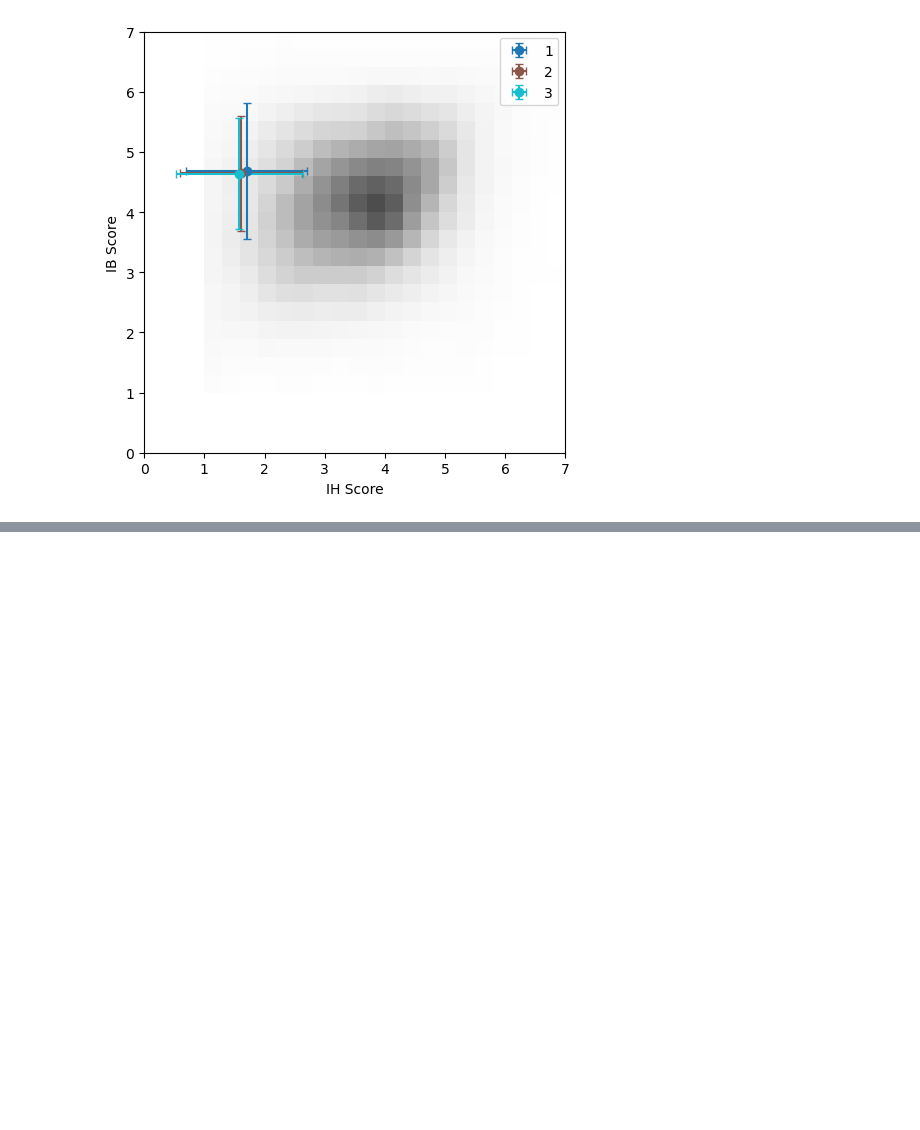
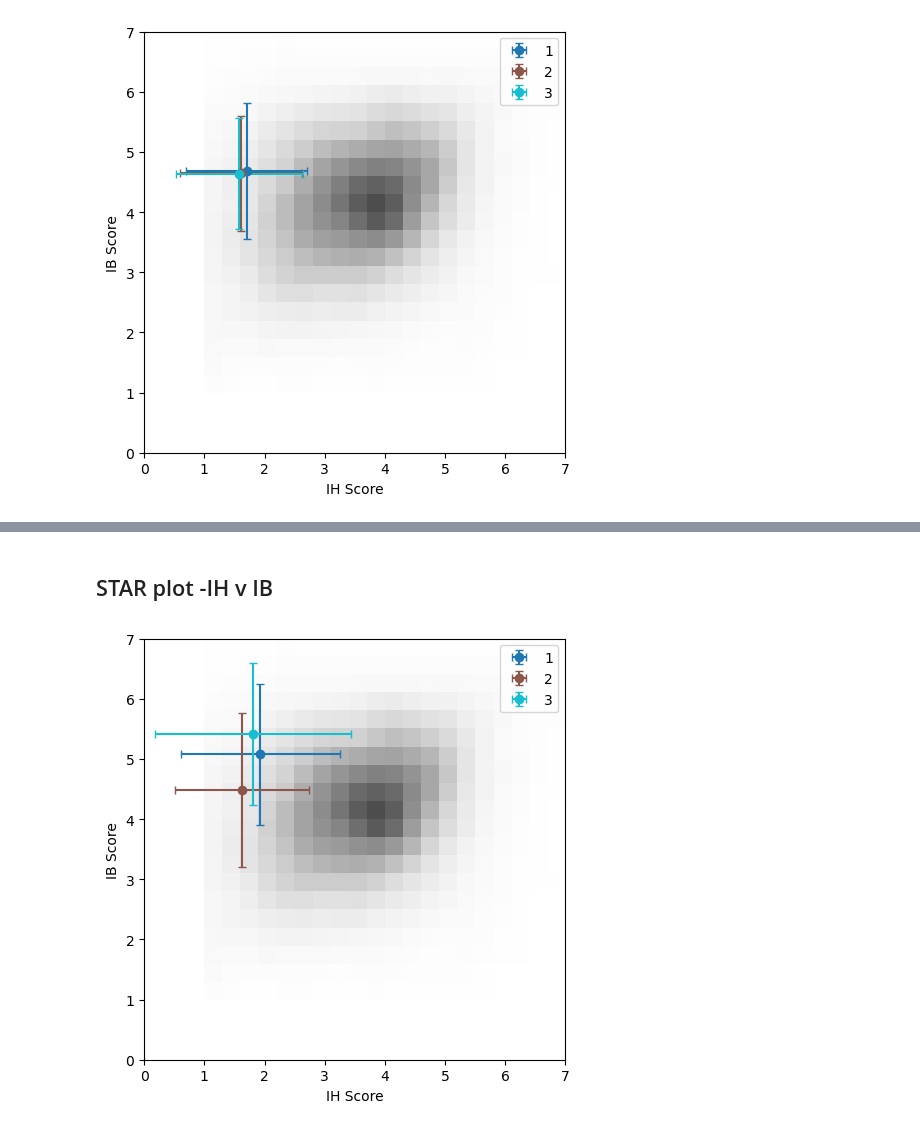
Before and after one commit to rapturt9/wisdom_agents, a Jupyter notebook: GGB_analysis.ipynb, the cells around one changed output, grey strips where cells are left out. Saved outputs shown, nothing was run; the diff lists cells and outputs as text; code cells hidden in the pictures; blank space fills up the shorter version.

Commit message:
added plot for star configuration - there is room for improvement with the code

```diff
--- a/GGB_analysis.ipynb
+++ b/GGB_analysis.ipynb
@@ -380,14 +385,14 @@ ring_rr_df['agent_answer'] = pd.to_numeric(ring_rr_df['agent_answer'], errors='c
 ring_rr_df['category'] = ring_rr_df['question_id'].apply(lambda x: Qs.get_question_category(str(x)))
 # %%
 # Create the grouped calculations with nanmean and sem handling NaNs
-multi_by_question = ring_rr_df.groupby(['question_id', 'category', 'round'])['agent_answer'].agg([
+ring_by_question = ring_rr_df.groupby(['question_id', 'category', 'round'])['agent_answer'].agg([
     ('mean', lambda x: np.nanmean(x)),
     ('std',  lambda x: np.nanstd(x, ddof=1)),
     ('sem', lambda x: np.nanstd(x, ddof=1) / np.sqrt(np.sum(~np.isnan(x))))
 ]).reset_index()
 
 # (2) For each model and category, get mean and sem across all runs and question_nums
-multi_by_category = ring_rr_df.groupby(['category','round'])['agent_answer'].agg([
+ring_by_category = ring_rr_df.groupby(['category','round'])['agent_answer'].agg([
     ('mean', lambda x: np.nanmean(x)),
     ('std',  lambda x: np.nanstd(x, ddof=1)),
     ('sem', lambda x: np.nanstd(x, ddof=1) / np.sqrt(np.sum(~np.isnan(x))))
@@ -450,0 +538,71 @@ plt.show()
+# %%
+# Create the grouped calculations with nanmean and sem handling NaNs
+# star_by_question = star_rr_df.groupby(['question_id', 'category', 'round'])['agent_answer'].agg([
+#     ('mean', lambda x: np.nanmean(x)),
+#     ('std',  lambda x: np.nanstd(x, ddof=1)),
+#     ('sem', lambda x: np.nanstd(x, ddof=1) / np.sqrt(np.sum(~np.isnan(x))))
+# ]).reset_index()
+# TODO: LOOKS LIKE THERE ARE SOME MISSING QUESTIONS ABOVE (get some empty slices)
+
+# (2) For each model and category, get mean and sem across all runs and question_nums
+star_by_category = star_rr_df.groupby(['category','round'])['agent_answer'].agg([
+    ('mean', lambda x: np.nanmean(x)),
+    ('std',  lambda x: np.nanstd(x, ddof=1)),
+    ('sem', lambda x: np.nanstd(x, ddof=1) / np.sqrt(np.sum(~np.isnan(x))))
+]).reset_index()
+# %% [markdown]
+## STAR plot -IH v IB
+# %%
+use_std = True
+
+fig, ax = plt.subplots(figsize=(5, 5))
+
+# Plot human KDE first using your existing function
+human_kde(human_df=h2, ax=ax, alpha=0.7)
+
+
+rounds = star_by_category['round'].unique()
+colors = plt.cm.tab10(np.linspace(0, 1, len(rounds)))
+
+# For each round, get data for both categories and plot
+for i, round in enumerate(rounds):
+    # Get IH data for this round
+    ih_data = star_by_category[(star_by_category['round'] == round) &
+                                 (star_by_category['category'] == 'IH')]
+
+    # Get IB data for this round
+    ib_data = star_by_category[(star_by_category['round'] == round) &
+                                 (star_by_category['category'] == 'IB')]
+
+    # If we have both IH and IB data for this round
+    if not ih_data.empty and not ib_data.empty:
+        ih_mean = ih_data['mean'].values[0]
+        if use_std:
+            ih_sem = ih_data['std'].values[0]
+        else:
+            ih_sem = ih_data['sem'].values[0]
+        ib_mean = ib_data['mean'].values[0]
+        if use_std:
+            ib_sem = ib_data['std'].values[0]
+        else:
+            ib_sem = ib_data['sem'].values[0]
+
+        # Plot the round point with error bars
+        ax.errorbar(
+            ih_mean, ib_mean,
+            xerr=ih_sem, yerr=ib_sem,
+            fmt='o', color=colors[i],
+            label=round, capsize=3
+        )
+
+# Set axis labels and limits
+ax.set_xlabel('IH Score')
+ax.set_ylabel('IB Score')
+ax.set_xlim(0, 7)
+ax.set_ylim(0, 7)
+ax.legend()
+
+plt.tight_layout()
+plt.show()
+# %% [output]
+[figure, added]
```
Also changed, not shown: parts of 7 cells of this notebook.
